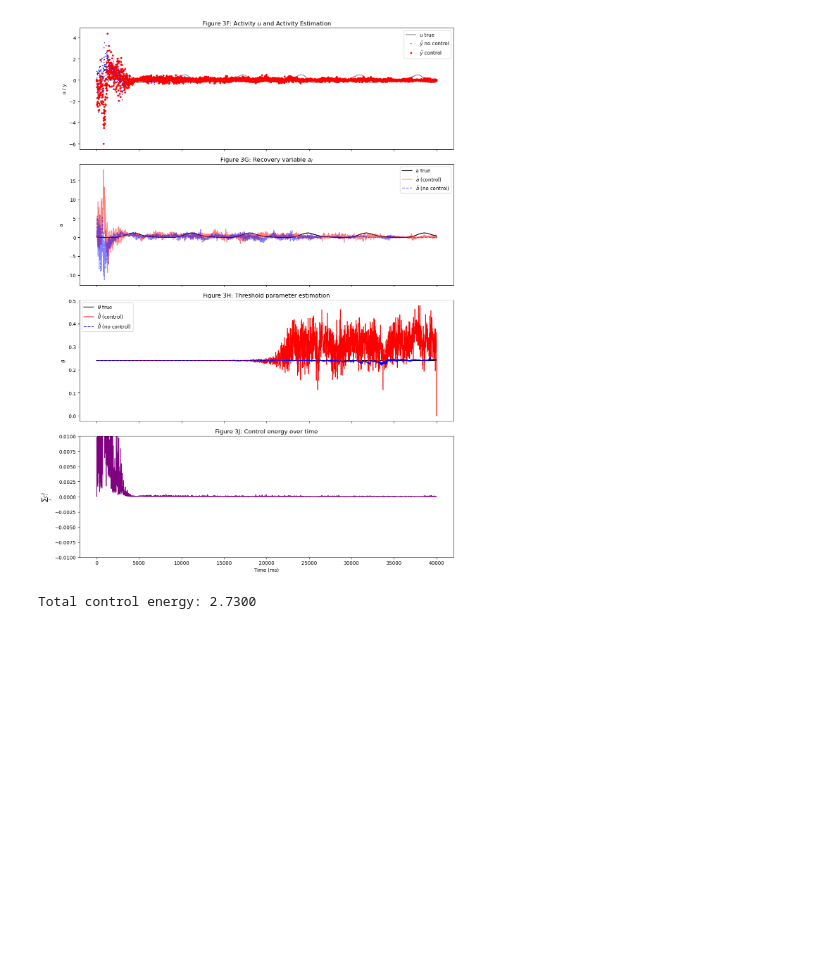
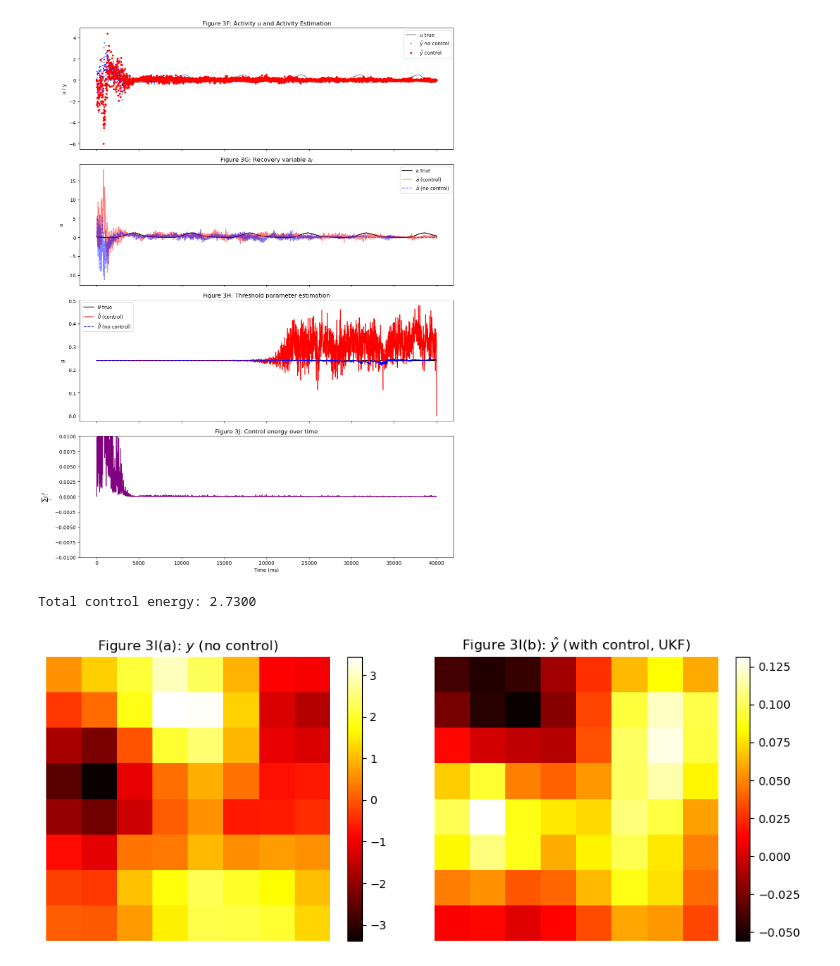
Before and after one commit to pschristodoulou/Assignments, a Jupyter notebook: 7/Assignment7.ipynb, the cells around one changed output. Cells and saved outputs as stored; diff of their text form; code cells hidden in the pictures; blank space fills up the shorter version.

Commit message:
FML Figure 4 done of exercise 4

```diff
--- a/7/Assignment7.ipynb
+++ b/7/Assignment7.ipynb
@@ -1446,4 +1446,28 @@ print(f"Total control energy: {np.sum(control_energy_kf3):.4f}")
 Total control energy over 40000 ms: 2.7300 (arbitrary units)
 [figure]
 Total control energy: 2.7300
+# %%
+# Final time snapshot from the UKF-based control run
+y_noc_final_kf3 = nature_no_ctrl_kf3.y[:, -1].reshape(8, 8) # Ia: observed y without control
+y_est_ctrl_final_kf3 = x_hat_ctrl_kf3[1:65, -2].reshape(8, 8) # Ib: estimated ŷ with control
+
+# Plotting 3Ia and 3Ib side by side
+fig, (ax1, ax2) = plt.subplots(1, 2, figsize=(10, 4))
+
+# 3Ia
+im1 = ax1.imshow(y_noc_final_kf3, cmap='hot', origin='lower')
+ax1.set_title("Figure 3I(a): $y$ (no control)")
+ax1.axis('off')
+plt.colorbar(im1, ax=ax1, fraction=0.046)
+
+# 3Ib
+im2 = ax2.imshow(y_est_ctrl_final_kf3, cmap='hot', origin='lower')
+ax2.set_title("Figure 3I(b): $\hat{y}$ (with control, UKF)")
+ax2.axis('off')
+plt.colorbar(im2, ax=ax2, fraction=0.046)
+
+plt.tight_layout()
+plt.show()
+# %% [output]
+[figure, added]
 # %%
```
Also changed, not shown: parts of 7 cells of this notebook.
